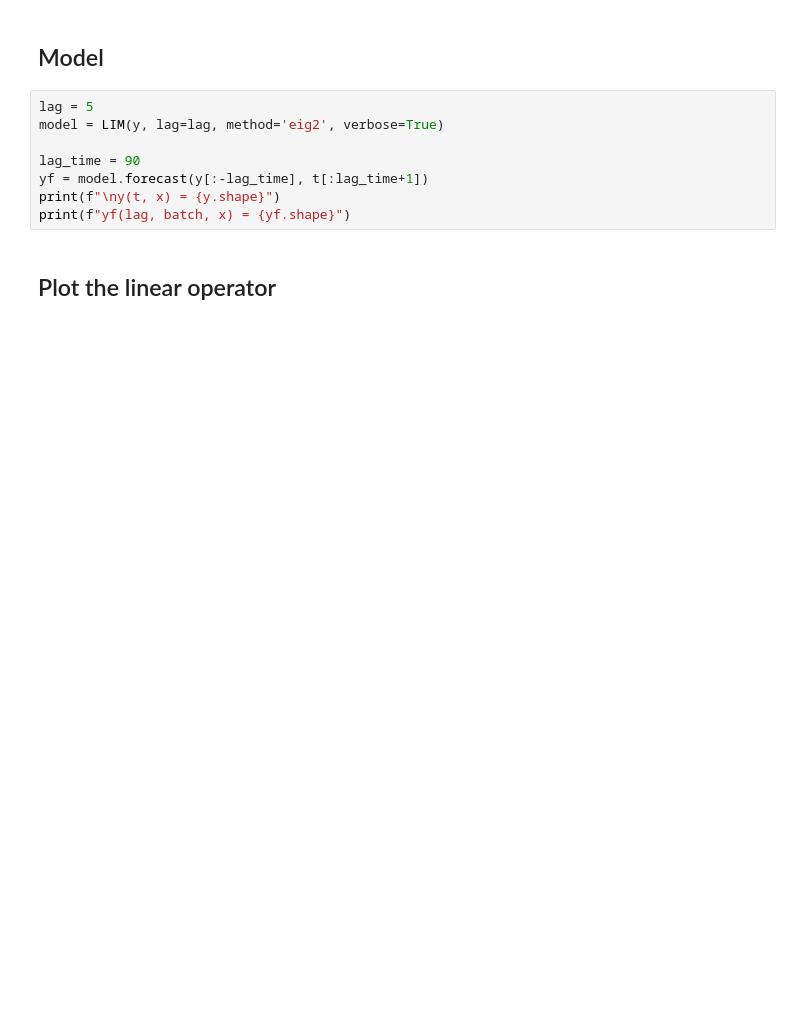
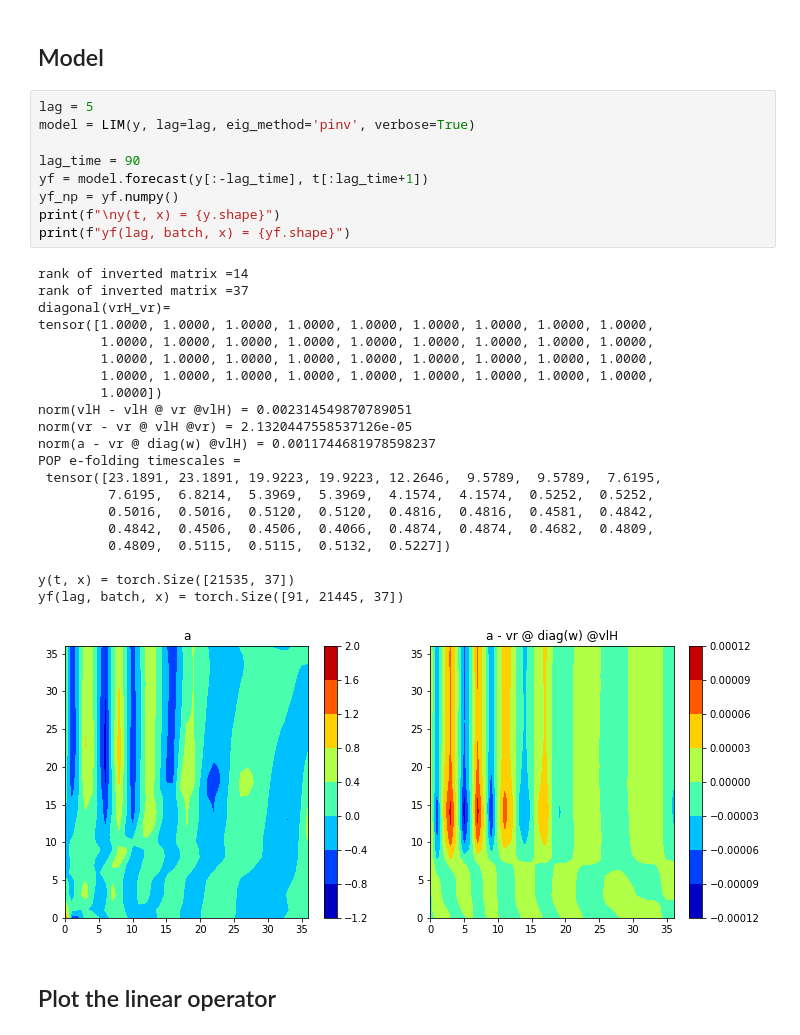
Before and after one commit to gchenpu/python, a Jupyter notebook: AM_indices/lim_AM_index_pt.ipynb, the cells around one changed output. Saved outputs shown, nothing was run; the diff lists cells and outputs as text; blank space fills up the shorter version.

```diff
--- a/AM_indices/lim_AM_index_pt.ipynb
+++ b/AM_indices/lim_AM_index_pt.ipynb
@@ -240,12 +57,35 @@ Gt = cal_Gt(y, 5, verbose=True)
 ## Model
 # %%
 lag = 5
-model = LIM(y, lag=lag, method='eig2', verbose=True)
+model = LIM(y, lag=lag, eig_method='pinv', verbose=True)
 
 lag_time = 90
 yf = model.forecast(y[:-lag_time], t[:lag_time+1])
+yf_np = yf.numpy()
 print(f"\ny(t, x) = {y.shape}")
 print(f"yf(lag, batch, x) = {yf.shape}")
+# %% [output]
+rank of inverted matrix =14
+rank of inverted matrix =37
+diagonal(vrH_vr)=
+tensor([1.0000, 1.0000, 1.0000, 1.0000, 1.0000, 1.0000, 1.0000, 1.0000, 1.0000,
+        1.0000, 1.0000, 1.0000, 1.0000, 1.0000, 1.0000, 1.0000, 1.0000, 1.0000,
+        1.0000, 1.0000, 1.0000, 1.0000, 1.0000, 1.0000, 1.0000, 1.0000, 1.0000,
+        1.0000, 1.0000, 1.0000, 1.0000, 1.0000, 1.0000, 1.0000, 1.0000, 1.0000,
+        1.0000])
+norm(vlH - vlH @ vr @vlH) = 0.002314549870789051
+norm(vr - vr @ vlH @vr) = 2.1320447558537126e-05
+norm(a - vr @ diag(w) @vlH) = 0.0011744681978598237
+POP e-folding timescales =
+ tensor([23.1891, 23.1891, 19.9223, 19.9223, 12.2646,  9.5789,  9.5789,  7.6195,
+         7.6195,  6.8214,  5.3969,  5.3969,  4.1574,  4.1574,  0.5252,  0.5252,
+         0.5016,  0.5016,  0.5120,  0.5120,  0.4816,  0.4816,  0.4581,  0.4842,
+         0.4842,  0.4506,  0.4506,  0.4066,  0.4874,  0.4874,  0.4682,  0.4809,
+         0.4809,  0.5115,  0.5115,  0.5132,  0.5227])
+
+y(t, x) = torch.Size([21535, 37])
+yf(lag, batch, x) = torch.Size([91, 21445, 37])
+[figure, added]
 # %% [markdown]
 ## Plot the linear operator
 # %%
```
Also changed, not shown: parts of 7 cells of this notebook, 6 other files.
